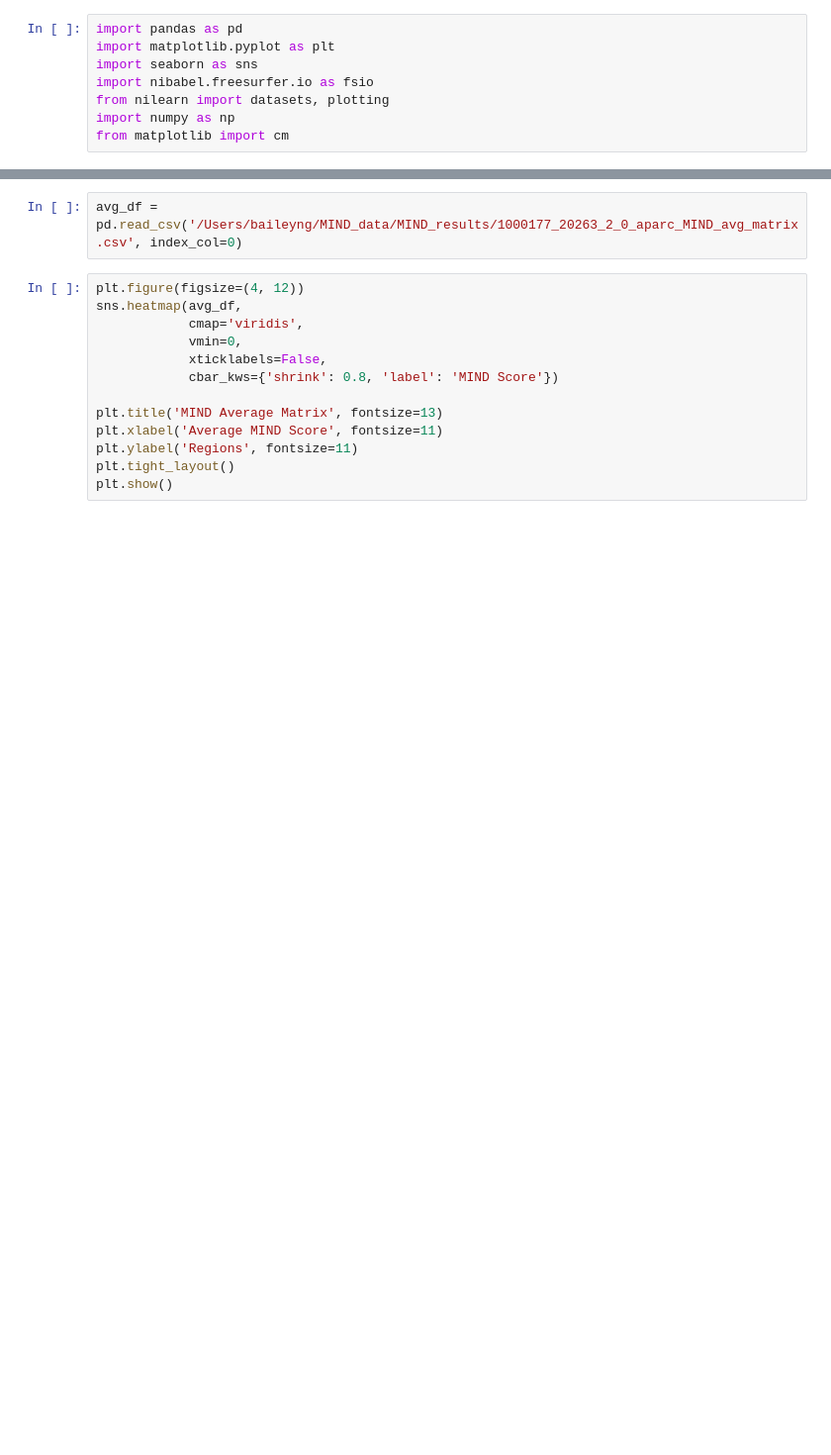
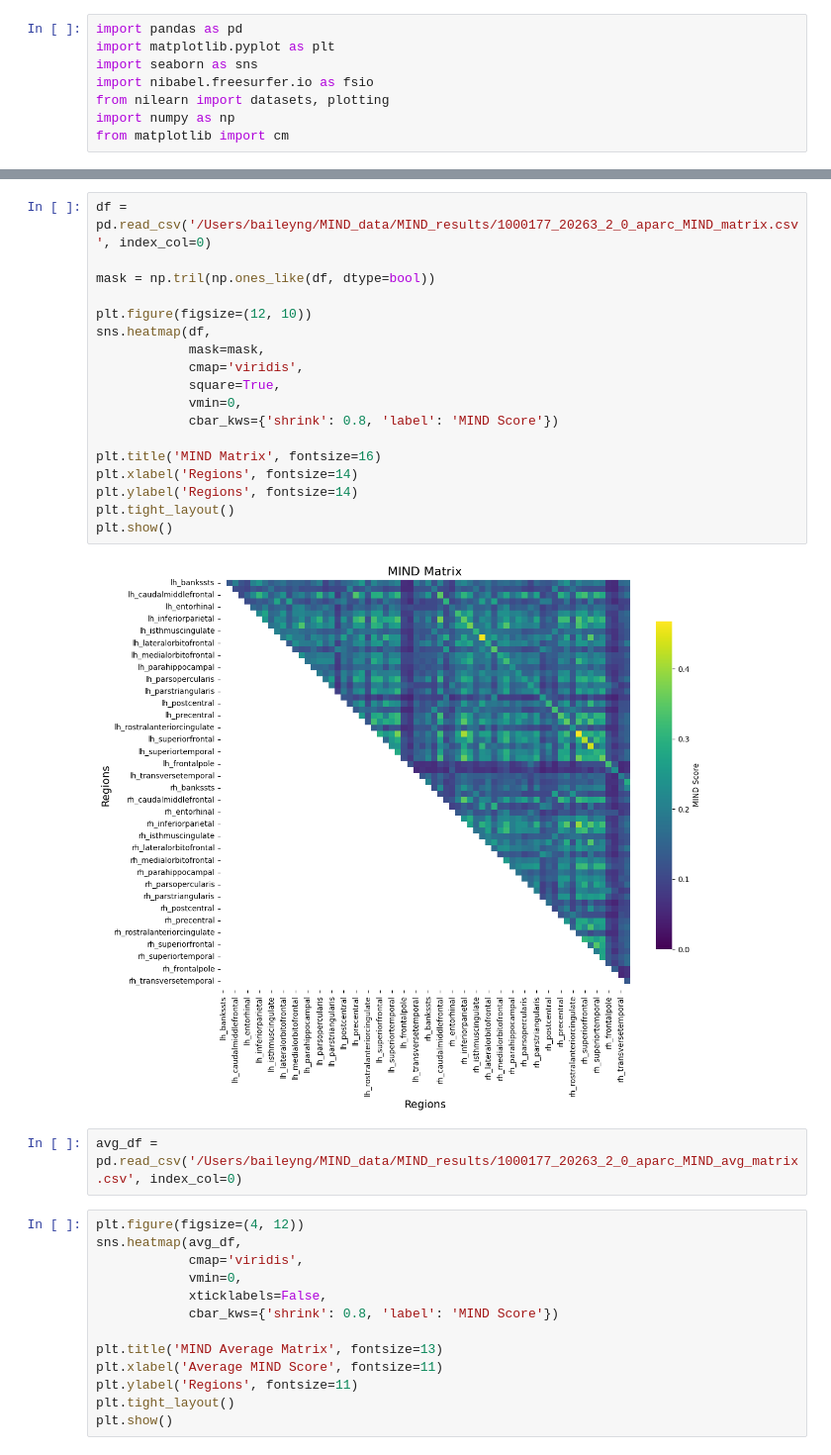
Before and after one commit to bailey168/MIND_models, a Jupyter notebook: visualize_data.ipynb, the cells around one changed output, grey strips where cells are left out. Shown at 99% size. Drawn from its saved outputs; the diff is of its cells as text; blank space fills up the shorter version.

```diff
--- a/visualize_data.ipynb
+++ b/visualize_data.ipynb
@@ -23,6 +22,26 @@ plt.tight_layout()
 plt.show()
 # %% [output]
 [figure]
+# %%
+df = pd.read_csv('/Users/baileyng/MIND_data/MIND_results/1000177_20263_2_0_aparc_MIND_matrix.csv', index_col=0)
+
+mask = np.tril(np.ones_like(df, dtype=bool))
+
+plt.figure(figsize=(12, 10))
+sns.heatmap(df,
+            mask=mask,
+            cmap='viridis',
+            square=True,
+            vmin=0,
+            cbar_kws={'shrink': 0.8, 'label': 'MIND Score'})
+
+plt.title('MIND Matrix', fontsize=16)
+plt.xlabel('Regions', fontsize=14)
+plt.ylabel('Regions', fontsize=14)
+plt.tight_layout()
+plt.show()
+# %% [output]
+[figure, added]
 # %%
 avg_df = pd.read_csv('/Users/baileyng/MIND_data/MIND_results/1000177_20263_2_0_aparc_MIND_avg_matrix.csv', index_col=0)
 # %%
```
Also changed, not shown: parts of 9 cells of this notebook, 16 other files.
